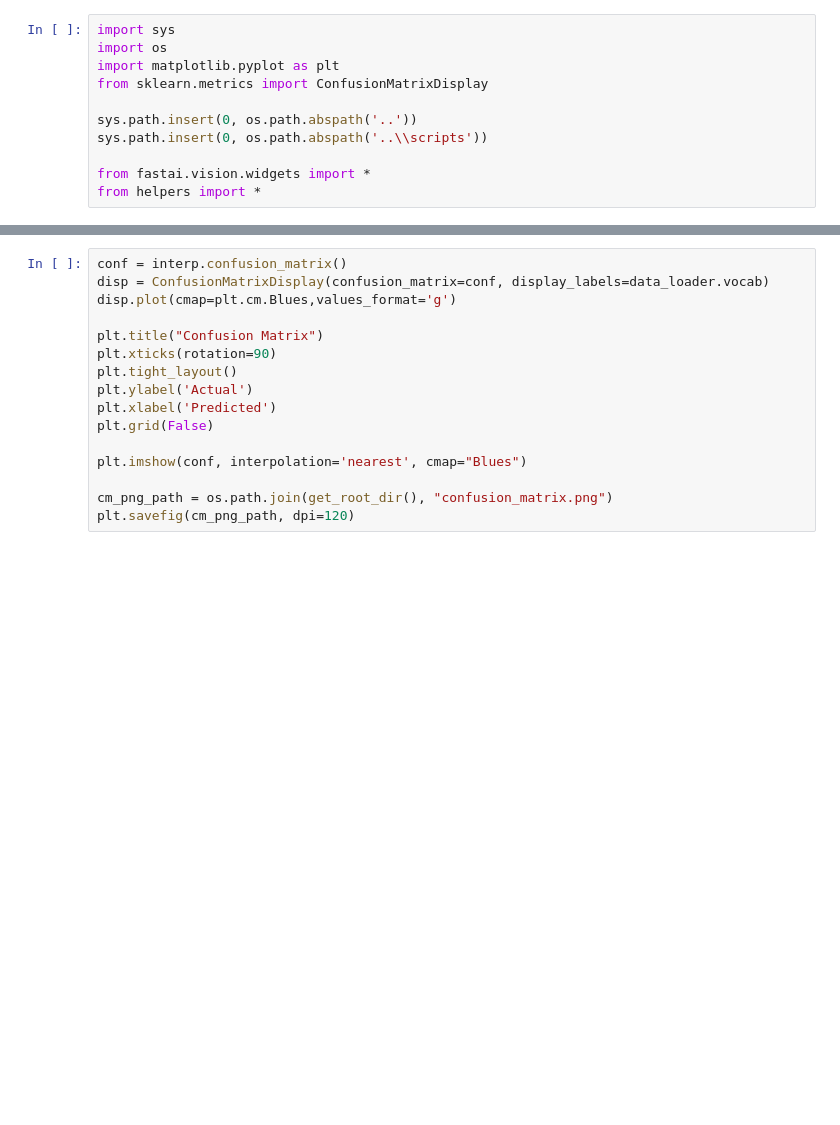
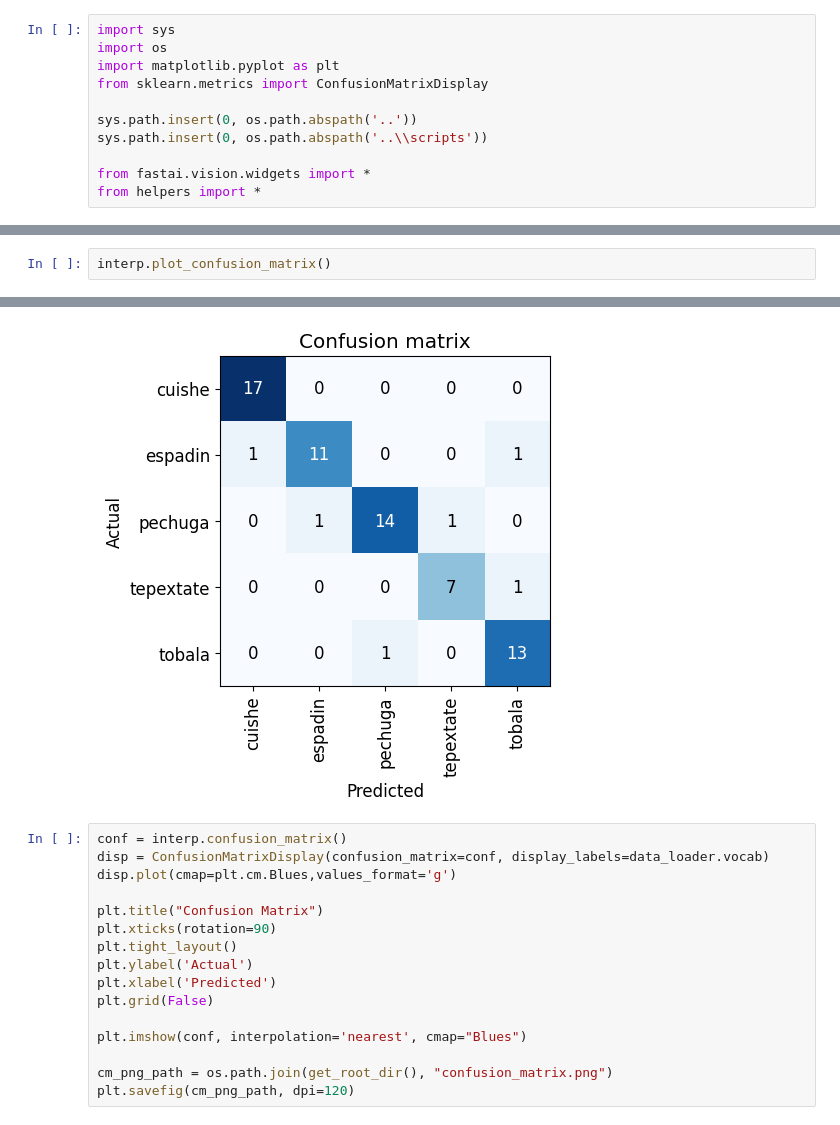
Before and after one commit to salgadev/spiritvision, a Jupyter notebook: notebooks/load_and_plot.ipynb, the cells around one changed output, grey strips where cells are left out. Saved outputs shown, nothing was run; the diff lists cells and outputs as text; blank space fills up the shorter version.

```diff
--- a/notebooks/load_and_plot.ipynb
+++ b/notebooks/load_and_plot.ipynb
@@ -32,0 +37,3 @@ interp.plot_confusion_matrix()
+# %%
+interp.plot_confusion_matrix()
+# %% [output]
@@ -33,3 +41,4 @@ interp.plot_confusion_matrix()
+[figure, added]
 # %%
 conf = interp.confusion_matrix()
 disp = ConfusionMatrixDisplay(confusion_matrix=conf, display_labels=data_loader.vocab)
```
Also changed, not shown: parts of 4 cells of this notebook, 4 other files.
